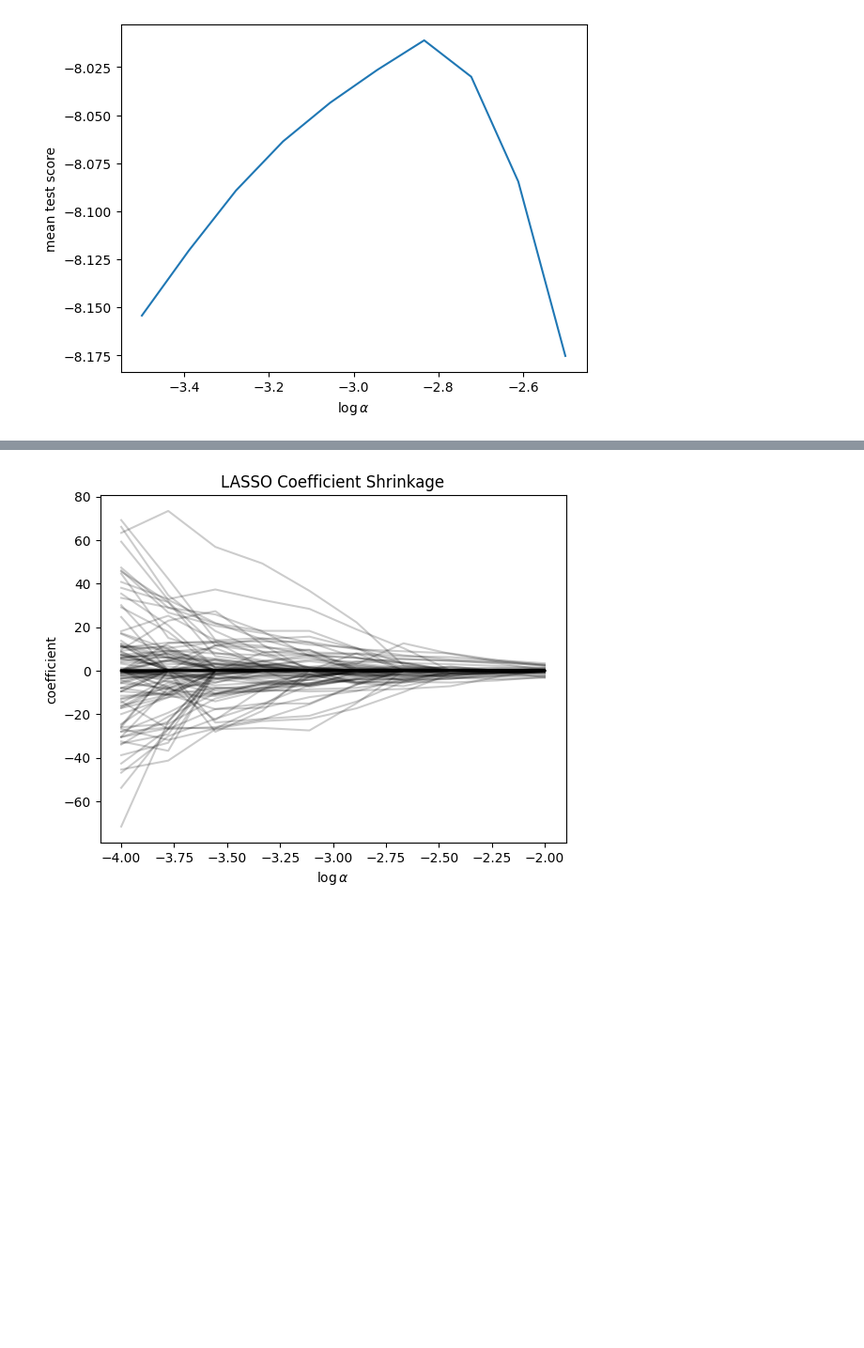
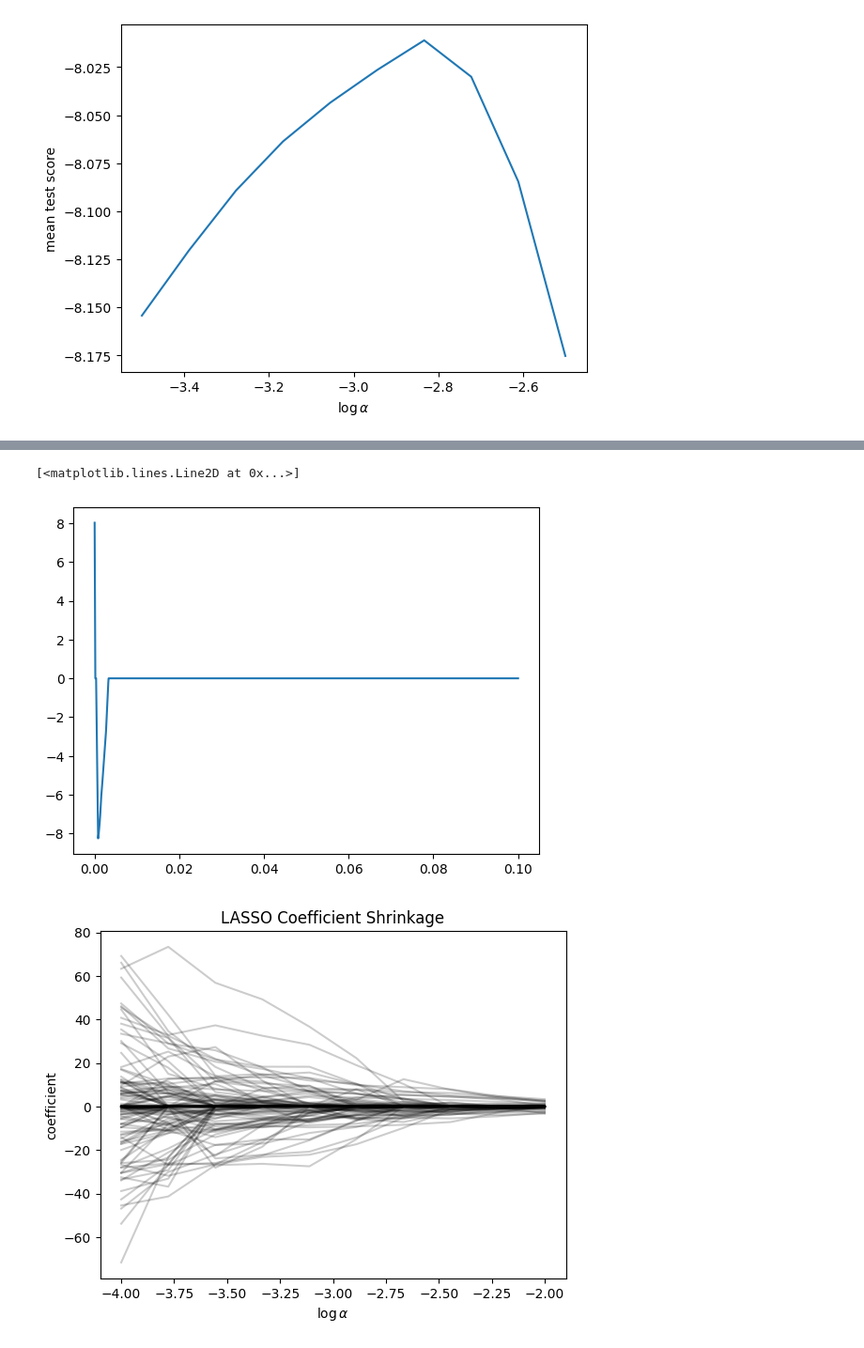
Before and after one commit to venkateshsoundar/DATA607W2025, a Jupyter notebook: lecture05.ipynb, the cells around one changed output, grey strips where cells are left out. Shown at 94% size. Drawn from its saved outputs; the diff is of its cells as text; code cells hidden in the pictures; blank space fills up the shorter version.

```diff
--- a/lecture05.ipynb
+++ b/lecture05.ipynb
@@ -338,3 +431,8 @@ plt.show()
+# %%
+plt.plot(alphas, coefs[0])
+# %% [output]
+[<matplotlib.lines.Line2D at 0x...>]
+[figure, added]
 # %%
 preprocessor = make_pipeline(
     PolynomialFeatures(include_bias=False, degree=3), StandardScaler()
```
Also changed, not shown: parts of 18 cells of this notebook.
